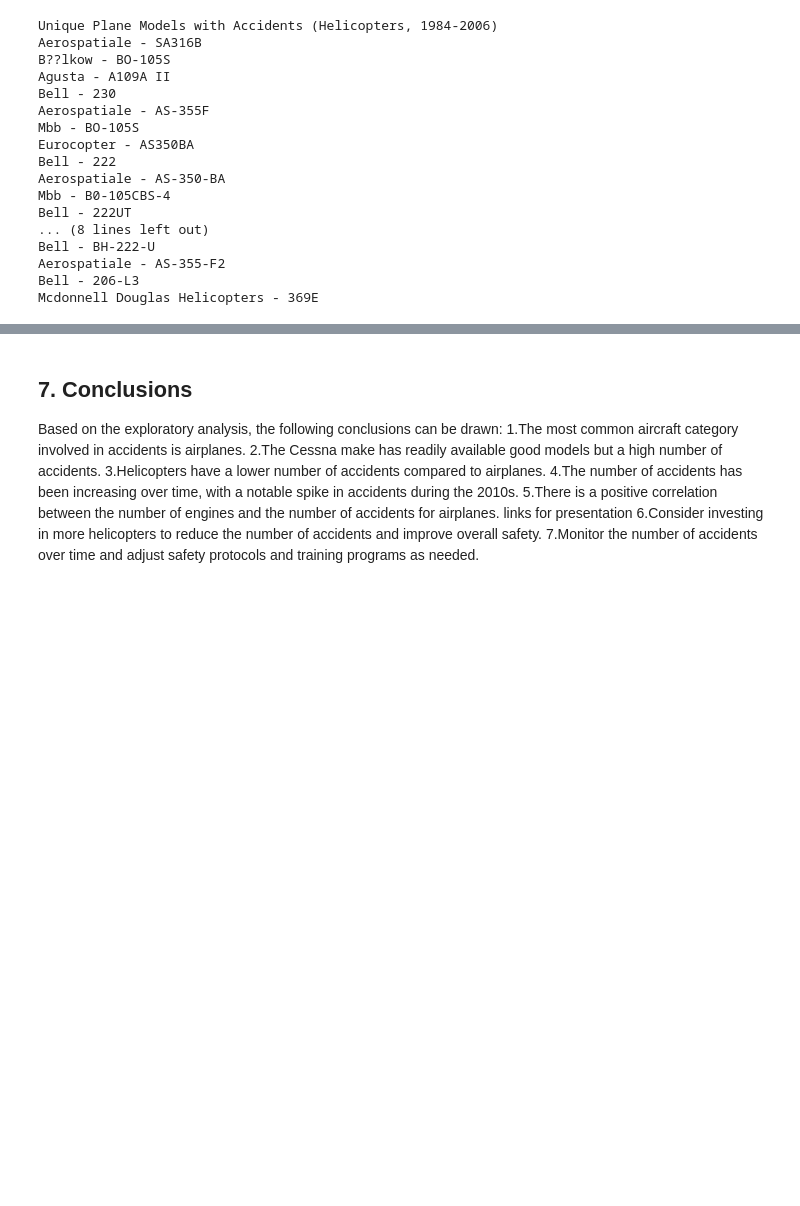
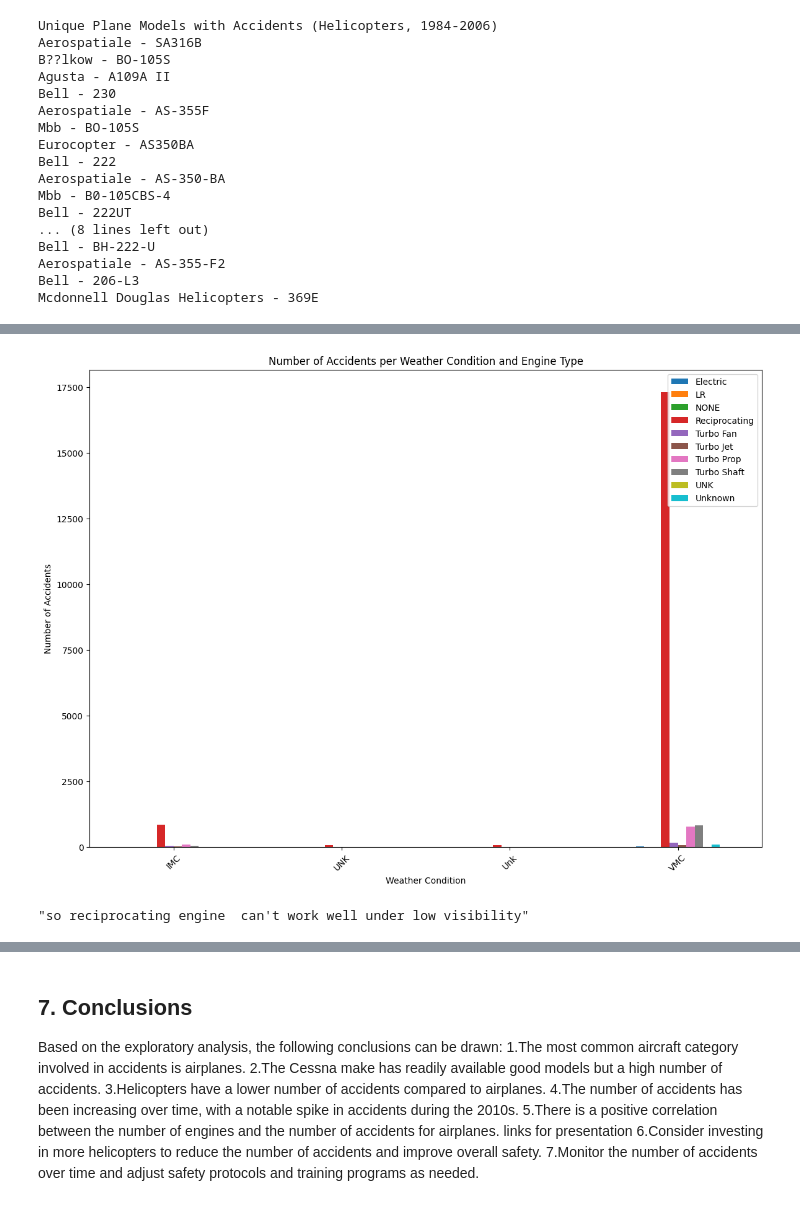
Before and after one commit to Kanyi254/Expanding-Into-Airlines-Project, a Jupyter notebook: index.ipynb, the cells around one changed output, grey strips where cells are left out. Cells and saved outputs as stored; diff of their text form; code cells hidden in the pictures; blank space fills up the shorter version.

```diff
--- a/index.ipynb
+++ b/index.ipynb
@@ -585,0 +630,19 @@ Mcdonnell Douglas Helicopters - 369E
+# %%
+weather_engine_accidents_df = aviation_df1.groupby(['Weather.Condition', 'Engine.Type']).size().reset_index()
+weather_engine_accidents_df.columns = ['Weather.Condition', 'Engine.Type', 'Number of Accidents']
+pivot_table = pd.pivot_table(weather_engine_accidents_df, values='Number of Accidents', index='Weather.Condition', columns='Engine.Type', fill_value=0)
+
+fig, ax = plt.subplots(figsize=(14, 10))
+pivot_table.plot(kind='bar', ax=ax)
+ax.set_title('Number of Accidents per Weather Condition and Engine Type')
+ax.set_xlabel('Weather Condition')
+ax.set_ylabel('Number of Accidents')
+plt.xticks(rotation=45)
+plt.legend(loc='upper right')
+plt.show()
+# %% [output]
+[figure, added]
+# %%
+'''so reciprocating engine  can't work well under low visibility'''
+# %% [output]
+"so reciprocating engine  can't work well under low visibility"
```
Also changed, not shown: parts of 11 cells of this notebook.
